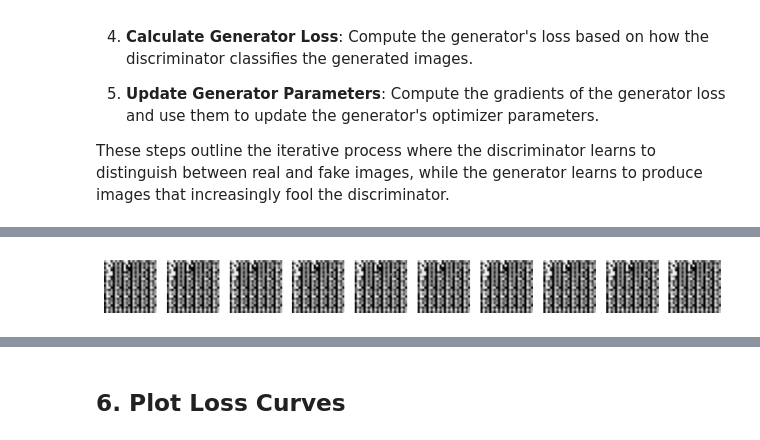
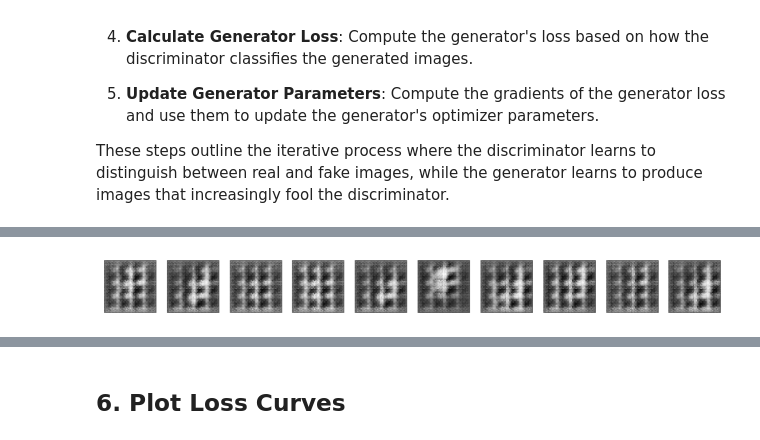
Before and after one commit to LuluW8071/Data-Science, a Jupyter notebook: Pytorch/09_PyTorch_GANs/02_PyTorch_DCGANs.ipynb, the cells around one changed output, grey strips where cells are left out. Saved outputs shown, nothing was run; the diff lists cells and outputs as text; code cells hidden in the pictures.

```diff
--- a/Pytorch/09_PyTorch_GANs/02_PyTorch_DCGANs.ipynb
+++ b/Pytorch/09_PyTorch_GANs/02_PyTorch_DCGANs.ipynb
@@ -110,16 +111,16 @@ def visualize(img):
     plt.show()
 
 def show_grid(images):
-    img_grid = torchvision.utils.make_grid(images, nrow=16)
+    img_grid = torchvision.utils.make_grid(images, nrow=32)
     visualize(img_grid)
 
 # Get some random training images
-trainloader = torch.utils.data.DataLoader(train_data, batch_size=256, shuffle=True)
+trainloader = torch.utils.data.DataLoader(train_data, batch_size=512, num_workers=2, shuffle=True)
 data_iter = iter(trainloader)
 images, labels = next(data_iter)
 
 # Display the images in a grid
-plt.figure(figsize=(8, 8))
+plt.figure(figsize=(10, 10))
 show_grid(images)
 
 print(f"Shape of a batch of images: {images.shape}")
@@ -164,8 +182,8 @@ class Discriminator(nn.Module):
 # %%
-discriminator = Discriminator(input_size = 1,               # Color channel for grayscale = 1
+discriminator = Discriminator(input_channels = 1,           # Color channel for grayscale = 1
                               hidden_size = 64,
                               output_size = 1).to(device)   # Binary Classification
-
+discriminator.apply(initialize_weights)
 discriminator
 # %% [output]
 Discriminator(
@@ -222,11 +256,12 @@ class Generator(nn.Module):
     def forward(self, x):
         return self.generator(x)
 # %%
-latent_dim = 200
+latent_dim = 100
 generator = Generator(input_size = latent_dim,          # latent vector or noise vector dimension
                       hidden_size = 64,
                       output_size = 1).to(device)       # Grayscale channel
 
+generator.apply(initialize_weights)
 generator
 # %% [output]
 Generator(
@@ -264,9 +307,9 @@ The generator's goal is to produce realistic images that deceive the discriminat
 # %% [markdown]
 ## 4. Setup Loss function and Optimizer
 # %%
-loss_fn = nn.BCELoss()                                           # Binary Cross Entropy Loss
-gen_optimizer = optim.Adam(generator.parameters(), lr=2e-4)      # Optimizer for Generator
-dis_optimizer = optim.Adam(discriminator.parameters(), lr=2e-4)  # Optimizer for Discriminator
+loss_fn = nn.BCELoss()                     # Binary Cross Entropy Loss
+gen_optimizer = optim.Adam(generator.parameters(), lr=2e-4, betas=(0.5, 0.999))
+dis_optimizer = optim.Adam(discriminator.parameters(), lr=2e-4, betas=(0.5, 0.999))
 # %% [markdown]
 ## 5. Train GAN
 ### 5.1 Steps for Training Discriminator
@@ -301,8 +344,10 @@ dis_optimizer = optim.Adam(discriminator.parameters(), lr=2e-4)  # Optimizer for
 
 These steps outline the iterative process where the discriminator learns to distinguish between real and fake images, while the generator learns to produce images that increasingly fool the discriminator.
 # %%
-num_epochs = 50
+num_epochs = 30
 discriminator_loss, generator_loss = [], []  # List to accumulate discriminator and generator losses
+real_label = 1.
+fake_label = 0.
 
 # Training loop
 # Train loop
@@ -310,54 +355,56 @@ for epoch in tqdm(range(num_epochs)):
     gen_epoch_loss, dis_epoch_loss = 0.0, 0.0
     for i, (images, _) in enumerate(trainloader):
         batch_size = images.size(0)
-        real_labels = torch.ones(batch_size, 1).to(device)
-        fake_labels = torch.zeros(batch_size, 1).to(device)
         images = images.to(device)
+        labels = torch.full((batch_size,), real_label).to(device)
 
-        # Train Discriminator
-        dis_optimizer.zero_grad()
-        outputs = discriminator(images)
-        real_labels = torch.ones_like(outputs).to(device)  # Reinitialize real_labels based on current outputs size
-        dis_real_data_loss = loss_fn(outputs, real_labels)
+
+        # Train Discriminator on real images
+        discriminator.zero_grad()
+        outputs = discriminator(images).view(-1)
+        dis_real_data_loss = loss_fn(outputs, labels)
+        dis_real_data_loss.backward()
         real_score = outputs
 
+        # Train Discriminator on fake images
         noise = torch.randn(batch_size, latent_dim, 1, 1).to(device)
         fake_images = generator(noise)
-        outputs = discriminator(fake_images.detach())
-        fake_labels = torch.zeros_like(outputs).to(device)  # Reinitialize fake_labels based on current outputs size
-        dis_fake_data_loss = loss_fn(outputs, fake_labels)
+        labels.fill_(fake_label)
+        outputs = discriminator(fake_images.detach()).view(-1)
+        dis_fake_data_loss = loss_fn(outputs, labels)
+        dis_fake_data_loss.backward()
         fake_score = outputs
 
-        dis_loss = dis_real_data_loss + dis_fake_data_loss
-        dis_loss.backward()
+        dis_loss = (dis_real_data_loss + dis_fake_data_loss)
         dis_optimizer.step()
 
-        dis_epoch_loss += dis_loss.item()
+        # Train Generator
+        generator.zero_grad()
+        labels.fill_(real_label)
+        outputs = discriminator(fake_images).view(-1)
+        real_labels = torch.ones_like(outputs).to(device)
+        gen_loss = loss_fn(outputs, labels)
 
-        # Train Generator
-        gen_optimizer.zero_grad()
-        noise = torch.randn(batch_size, latent_dim, 1, 1).to(device)
-        fake_images = generator(noise)
-        outputs = discriminator(fake_images)
-        real_labels = torch.ones_like(outputs).to(device)  # Generator wants discriminator to output 1s
-        gen_loss = loss_fn(outputs, real_labels)
         gen_loss.backward()
         gen_optimizer.step()
 
+        dis_epoch_loss += dis_loss.item()
         gen_epoch_loss += gen_loss.item()
 
-    discriminator_loss.append(dis_epoch_loss / len(trainloader))
-    generator_loss.append(gen_epoch_loss / len(trainloader))
+        if (i+1) % 50 == 0:
+            print(f'Epoch [{epoch+1}/{num_epochs}], Step [{i+1}/{len(trainloader)}], d_loss: {dis_loss.item():.4f}, g_loss: {gen_loss.item():.4f}, D(x): {real_score.mean().item():.2f}, D(G(noise)): {fake_score.mean().item():.2f}')
 
-    # Print and visualize the training progress
-    if (epoch + 1) % 10 == 0:
-        print(f'Epoch [{epoch+1}/{num_epochs}], d_loss: {dis_epoch_loss / len(trainloader):.4f}, g_loss: {gen_epoch_loss / len(trainloader):.4f}')
+    generator_loss.append(gen_epoch_loss/i)
+    discriminator_loss.append(dis_epoch_loss/i)
+
+    # Visualize the intermediate results
+    if (epoch+1) % 3 == 0:
+        fake_images = fake_images.reshape(fake_images.size(0), 1, 64, 64)
+        fake_images = fake_images.detach().cpu().numpy()
+
         fig, ax = plt.subplots(1, 10, figsize=(10, 1))
-        with torch.no_grad():
-            noise = torch.randn(10, latent_dim, 1, 1).to(device)
-            fake_images = generator(noise).cpu()
-        for j in range(10):
-            ax[j].imshow(fake_images[j][0], cmap='gray')
-            ax[j].axis('off')
+        for i in range(10):
+            ax[i].imshow(fake_images[i, 0], cmap='gray')
+            ax[i].axis('off')
         plt.show()
 # %% [output]
@@ -365 +417 @@ Epoch [10/50], d_loss: 0.0000, g_loss: 21.3633
-[figure, old version]
+[figure, new version]
```
Also changed, not shown: parts of 13 cells of this notebook.
